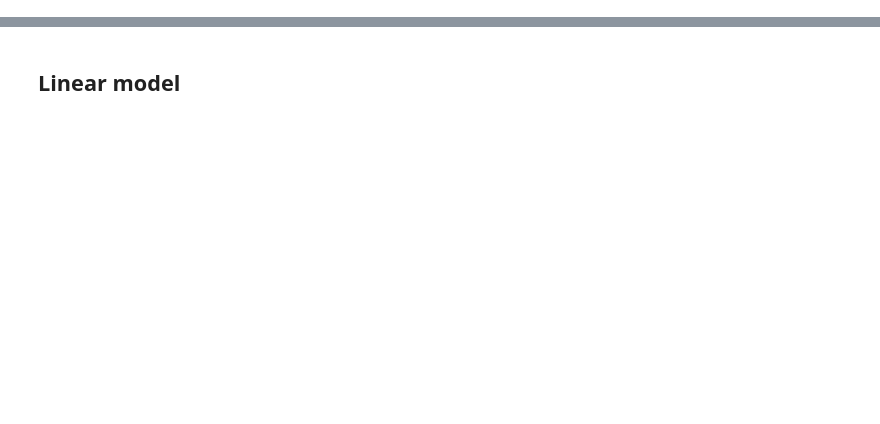
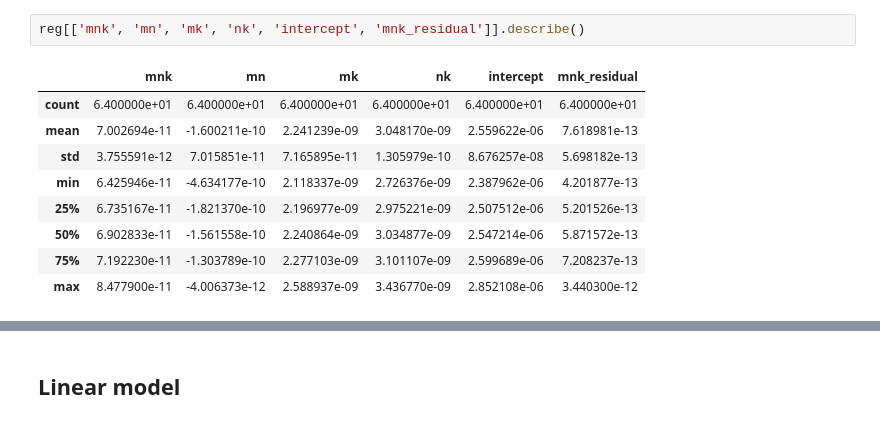
Before and after one commit to Ezibenroc/calibration_analysis, a Jupyter notebook: dahu/blas/dgemm_heterogeneous_model.ipynb, the cells around one changed output, grey strips where cells are left out. Drawn from its saved outputs; the diff is of its cells as text; blank space fills up the shorter version.

```diff
--- a/dahu/blas/dgemm_heterogeneous_model.ipynb
+++ b/dahu/blas/dgemm_heterogeneous_model.ipynb
@@ -175,0 +59,12 @@ Wall time: 7.28 s
+# %%
+reg[['mnk', 'mn', 'mk', 'nk', 'intercept', 'mnk_residual']].describe()
+# %% [output]
+|  | mnk | mn | mk | nk | intercept | mnk_residual |
+| count | 6.400000e+01 | 6.400000e+01 | 6.400000e+01 | 6.400000e+01 | 6.400000e+01 | 6.400000e+01 |
+| mean | 7.002694e-11 | -1.600211e-10 | 2.241239e-09 | 3.048170e-09 | 2.559622e-06 | 7.618981e-13 |
+| std | 3.755591e-12 | 7.015851e-11 | 7.165895e-11 | 1.305979e-10 | 8.676257e-08 | 5.698182e-13 |
+| min | 6.425946e-11 | -4.634177e-10 | 2.118337e-09 | 2.726376e-09 | 2.387962e-06 | 4.201877e-13 |
+| 25% | 6.735167e-11 | -1.821370e-10 | 2.196977e-09 | 2.975221e-09 | 2.507512e-06 | 5.201526e-13 |
+| 50% | 6.902833e-11 | -1.561558e-10 | 2.240864e-09 | 3.034877e-09 | 2.547214e-06 | 5.871572e-13 |
+| 75% | 7.192230e-11 | -1.303789e-10 | 2.277103e-09 | 3.101107e-09 | 2.599689e-06 | 7.208237e-13 |
+| max | 8.477900e-11 | -4.006373e-12 | 2.588937e-09 | 3.436770e-09 | 2.852108e-06 | 3.440300e-12 |
```
Also changed, not shown: parts of 62 cells of this notebook.
